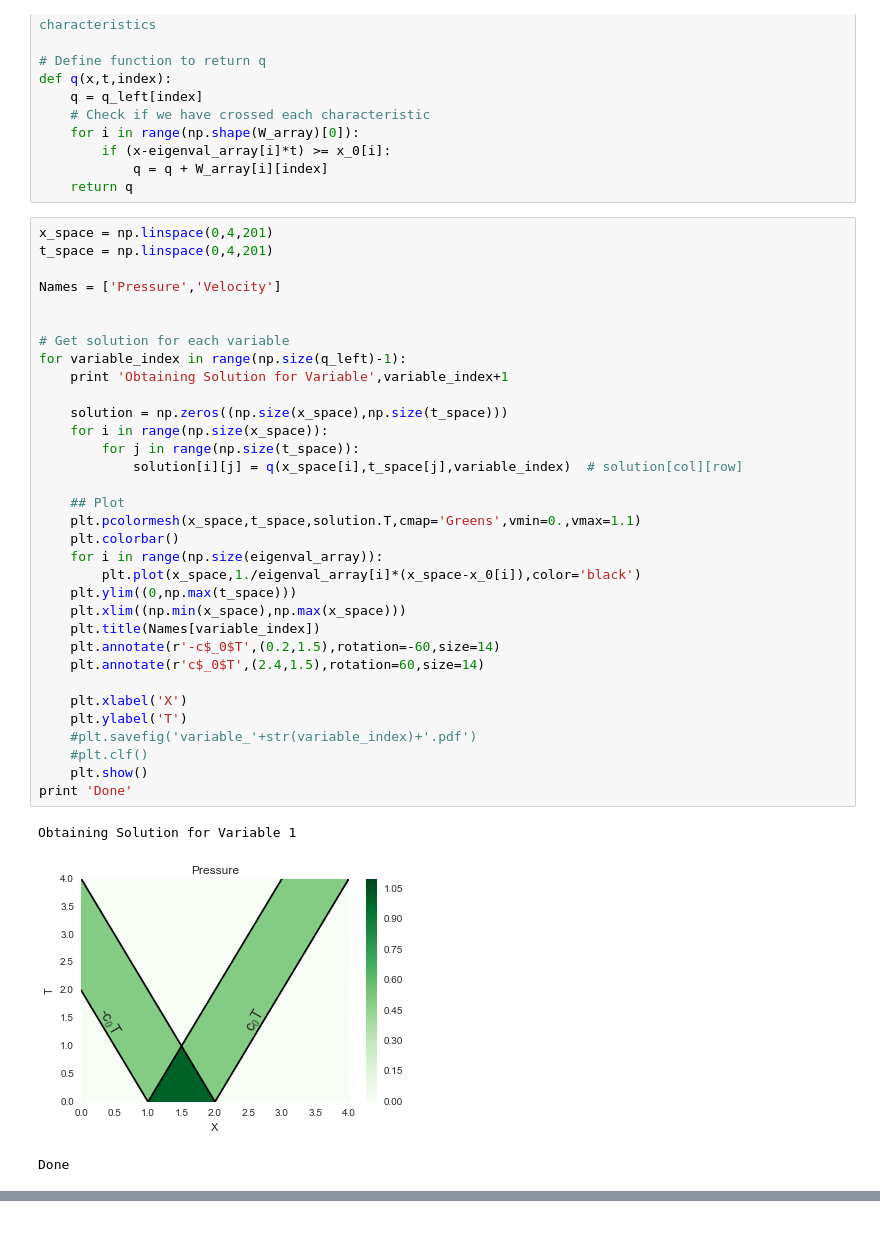
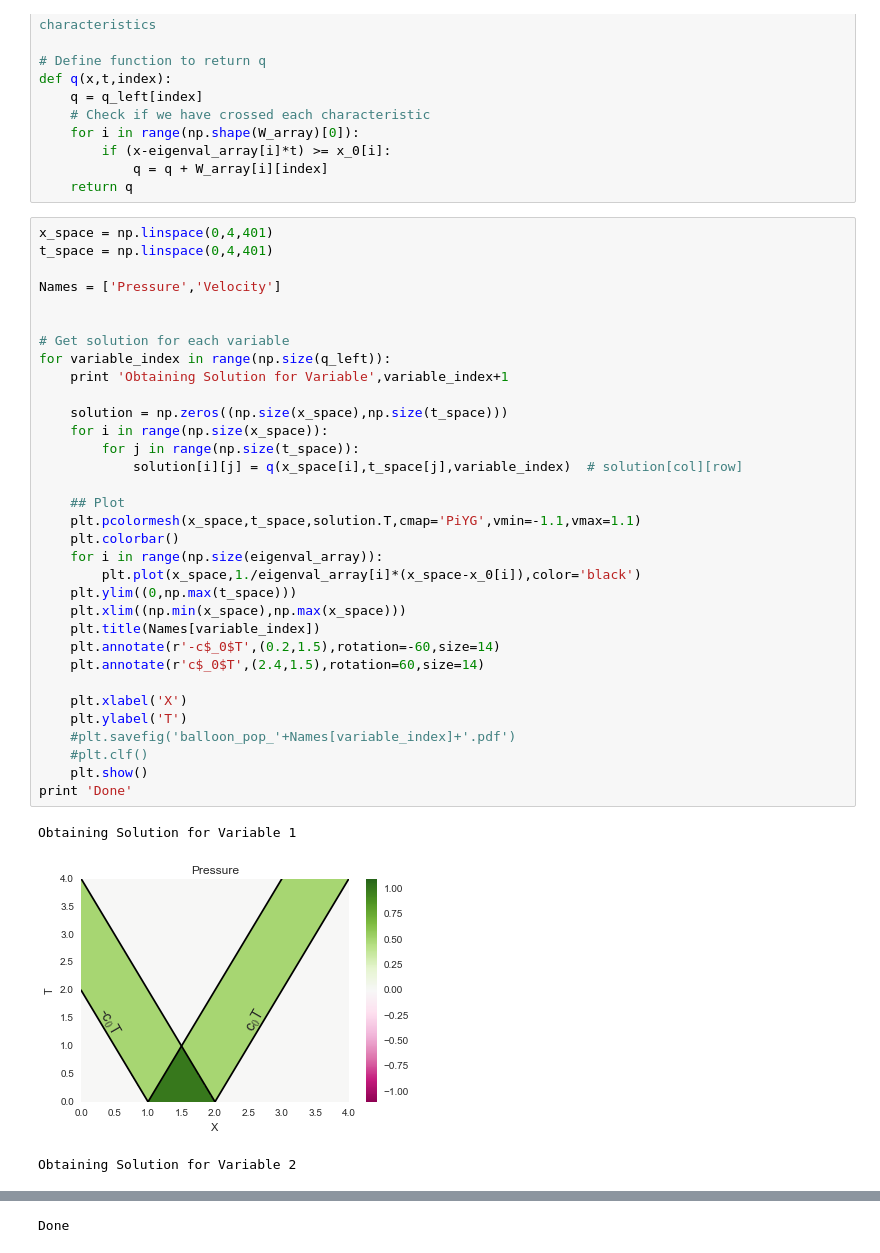
Before and after one commit to jakehanson/Hydrodynamics, a Jupyter notebook: RIEMANN/Balloon Pop.ipynb, the cells around one changed output, grey strips where cells are left out. Cells and saved outputs as stored; diff of their text form.

Commit message:
Solution to Balloon Pop

```diff
--- a/RIEMANN/Balloon Pop.ipynb
+++ b/RIEMANN/Balloon Pop.ipynb
@@ -115,39 +123,39 @@ def q(x,t,index):
             q = q + W_array[i][index]
     return q
 # %%
-x_space = np.linspace(0,4,201)
-t_space = np.linspace(0,4,201)
+x_space = np.linspace(0,4,401)
+t_space = np.linspace(0,4,401)
 
 Names = ['Pressure','Velocity']
 
 
 # Get solution for each variable
-for variable_index in range(np.size(q_left)-1):
+for variable_index in range(np.size(q_left)):
     print 'Obtaining Solution for Variable',variable_index+1
 
     solution = np.zeros((np.size(x_space),np.size(t_space)))
     for i in range(np.size(x_space)):
         for j in range(np.size(t_space)):
             solution[i][j] = q(x_space[i],t_space[j],variable_index)  # solution[col][row]
 
     ## Plot
-    plt.pcolormesh(x_space,t_space,solution.T,cmap='Greens',vmin=0.,vmax=1.1)
+    plt.pcolormesh(x_space,t_space,solution.T,cmap='PiYG',vmin=-1.1,vmax=1.1)
     plt.colorbar()
     for i in range(np.size(eigenval_array)):
         plt.plot(x_space,1./eigenval_array[i]*(x_space-x_0[i]),color='black')
     plt.ylim((0,np.max(t_space)))
     plt.xlim((np.min(x_space),np.max(x_space)))
     plt.title(Names[variable_index])
     plt.annotate(r'-c$_0$T',(0.2,1.5),rotation=-60,size=14)
     plt.annotate(r'c$_0$T',(2.4,1.5),rotation=60,size=14)
 
     plt.xlabel('X')
     plt.ylabel('T')
-    #plt.savefig('variable_'+str(variable_index)+'.pdf')
+    #plt.savefig('balloon_pop_'+Names[variable_index]+'.pdf')
     #plt.clf()
     plt.show()
 print 'Done'
 # %% [output]
 Obtaining Solution for Variable 1
-[figure, old version]
+[figure, new version]
-Done
+Obtaining Solution for Variable 2
@@ -153,0 +163 @@ Done
+Done
```
Also changed, not shown: parts of 3 cells of this notebook, 2 other files.
